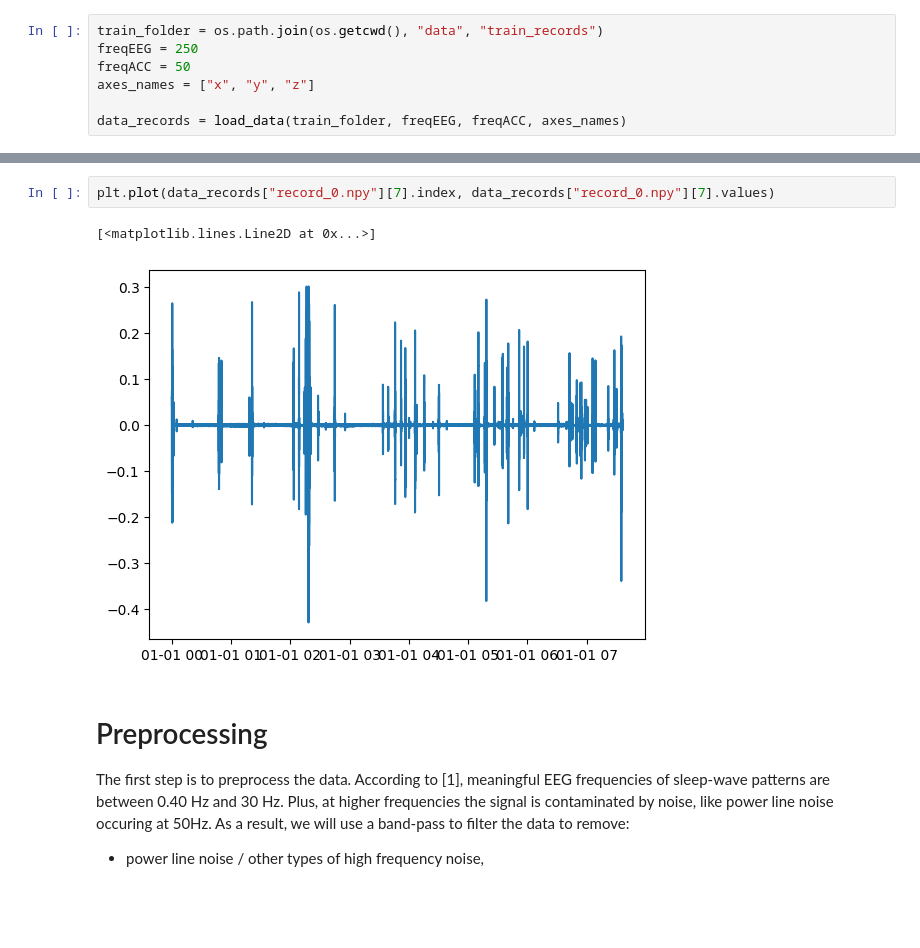
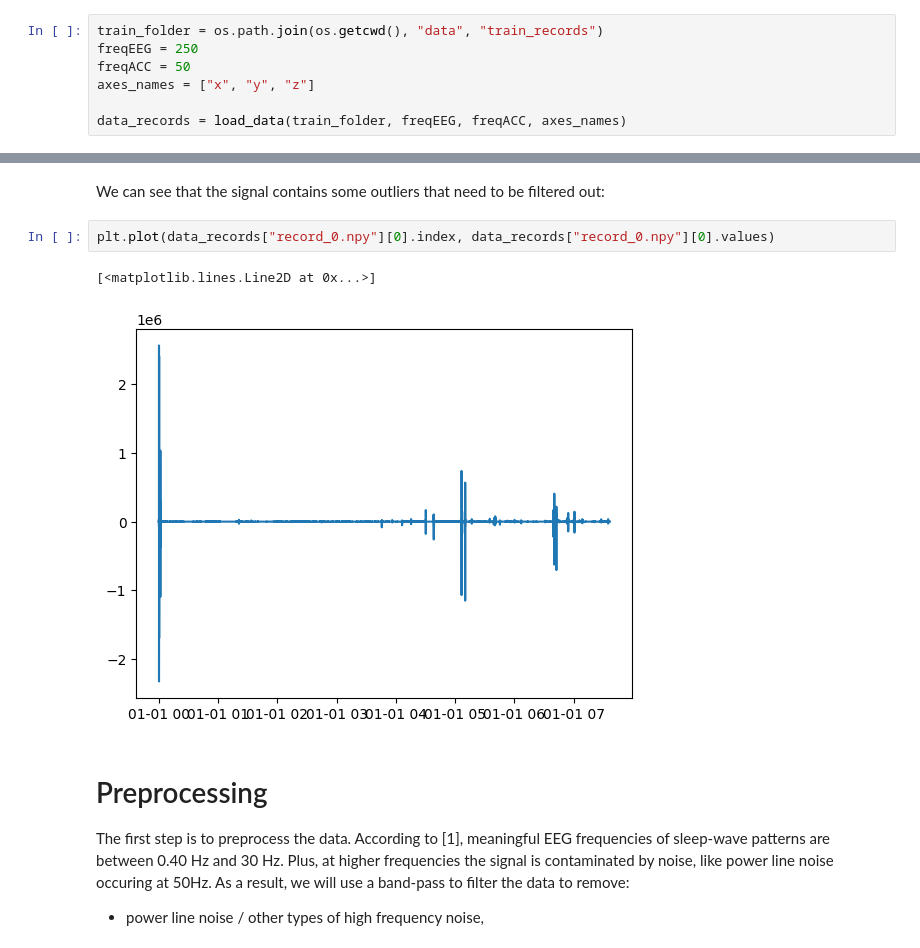
Before and after one commit to Marie-Jerome/Dreem_Challenge_2022, a Jupyter notebook: main.ipynb, the cells around one changed output, grey strips where cells are left out. Saved outputs shown, nothing was run; the diff lists cells and outputs as text; blank space fills up the shorter version.

```diff
--- a/main.ipynb
+++ b/main.ipynb
@@ -62,8 +51,10 @@ Freq: 20L, Name: Accelerometer_z, dtype: float64
+# %% [markdown]
+We can see that the signal contains some outliers that need to be filtered out:
 # %%
-plt.plot(data_records["record_0.npy"][7].index, data_records["record_0.npy"][7].values)
+plt.plot(data_records["record_0.npy"][0].index, data_records["record_0.npy"][0].values)
 # %% [output]
 [<matplotlib.lines.Line2D at 0x...>]
-[figure, old version]
+[figure, new version]
 # %% [markdown]
 # Preprocessing
 
```
Also changed, not shown: parts of 13 cells of this notebook.
